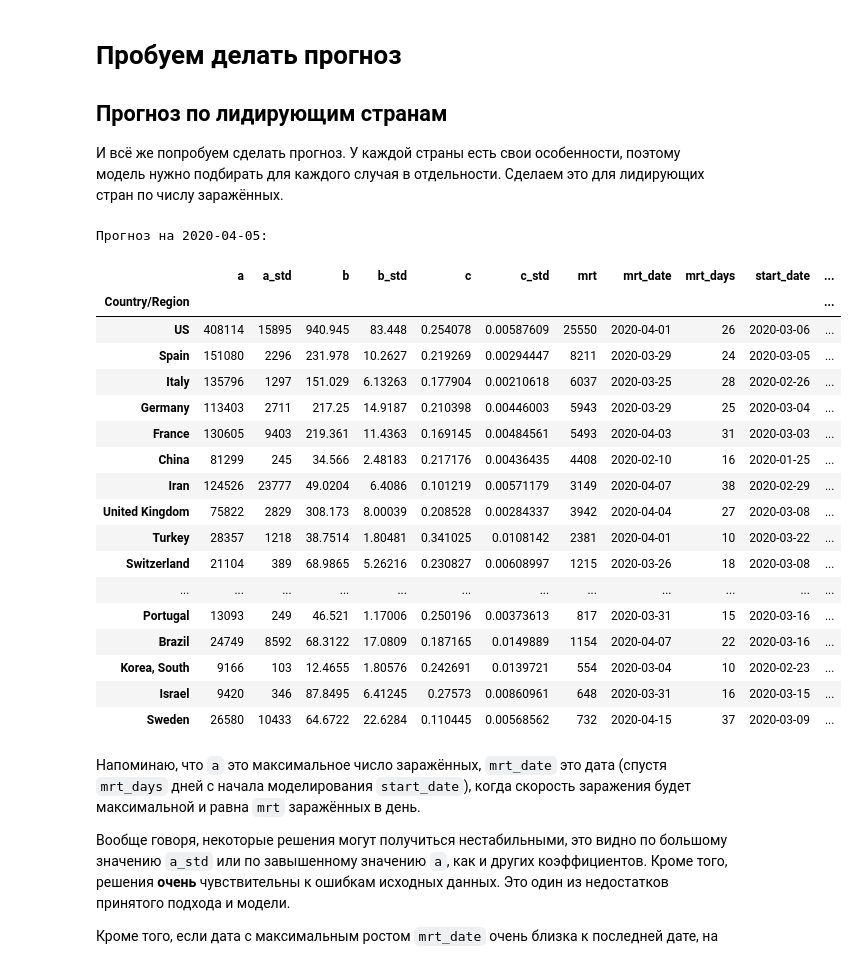
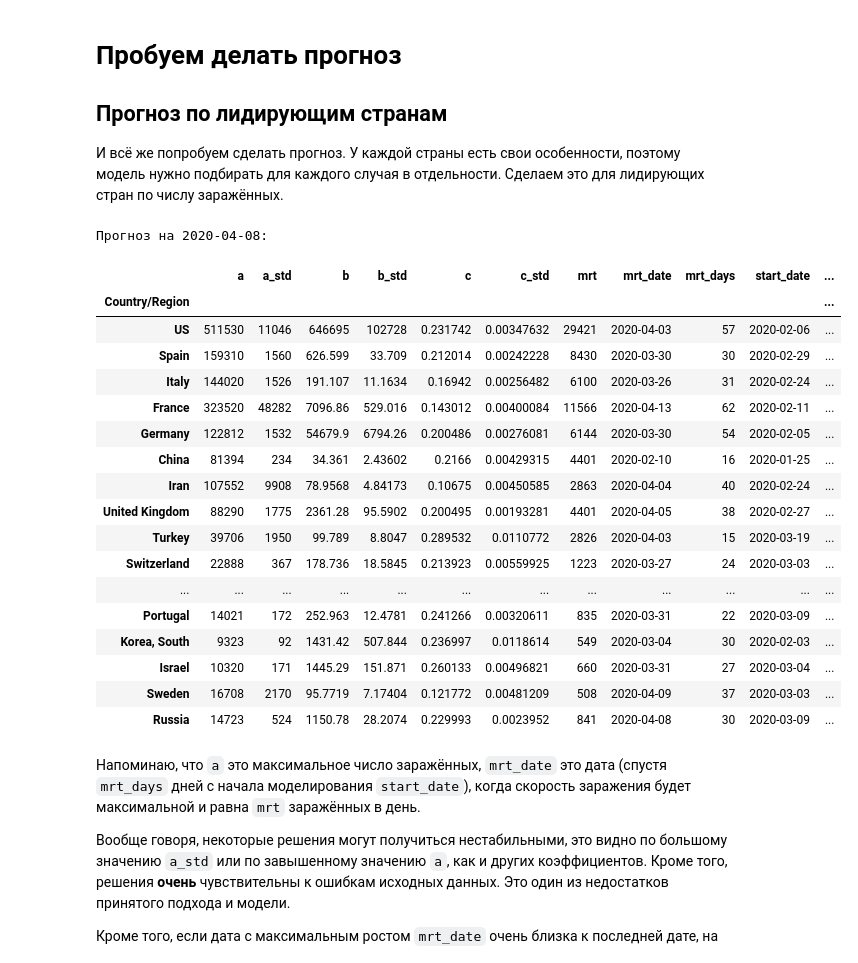
Before and after one commit to ioshchepkov/thegeodesy, a Jupyter notebook: covid19/COVID-19.ipynb, the cells around one changed output. Cells and saved outputs as stored; diff of their text form; code cells hidden in the pictures.

```diff
--- a/covid19/COVID-19.ipynb
+++ b/covid19/COVID-19.ipynb
@@ -443,36 +443,36 @@ plot_convergence(data_model)
 # %%
 top = 20
 top_countries_predict = confirmed[get_top_countries_names(top)].copy()
-top_countries_predict[top_countries_predict < 100] = np.nan
+top_countries_predict[top_countries_predict < 10] = np.nan
 top_countries_predict = top_countries_predict.rolling(4).mean()
 
 top_countries_predict = top_countries_predict.apply(
     lambda x: fit_model(x)).transpose()
 top_countries_predict['mrt_date'] = (top_countries_predict['mrt_date']
                                      .dt.strftime('%Y-%m-%d'))
 
 print('Прогноз на {:%Y-%m-%d}:'.format(today))
 top_countries_predict
 # %% [output]
-Прогноз на 2020-04-05:
+Прогноз на 2020-04-08:
 |  | a | a_std | b | b_std | c | c_std | mrt | mrt_date | mrt_days | start_date | ... |
 | Country/Region |  |  |  |  |  |  |  |  |  |  | ... |
-| US | 408114 | 15895 | 940.945 | 83.448 | 0.254078 | 0.00587609 | 25550 | 2020-04-01 | 26 | 2020-03-06 | ... |
-| Spain | 151080 | 2296 | 231.978 | 10.2627 | 0.219269 | 0.00294447 | 8211 | 2020-03-29 | 24 | 2020-03-05 | ... |
-| Italy | 135796 | 1297 | 151.029 | 6.13263 | 0.177904 | 0.00210618 | 6037 | 2020-03-25 | 28 | 2020-02-26 | ... |
-| Germany | 113403 | 2711 | 217.25 | 14.9187 | 0.210398 | 0.00446003 | 5943 | 2020-03-29 | 25 | 2020-03-04 | ... |
-| France | 130605 | 9403 | 219.361 | 11.4363 | 0.169145 | 0.00484561 | 5493 | 2020-04-03 | 31 | 2020-03-03 | ... |
-| China | 81299 | 245 | 34.566 | 2.48183 | 0.217176 | 0.00436435 | 4408 | 2020-02-10 | 16 | 2020-01-25 | ... |
-| Iran | 124526 | 23777 | 49.0204 | 6.4086 | 0.101219 | 0.00571179 | 3149 | 2020-04-07 | 38 | 2020-02-29 | ... |
-| United Kingdom | 75822 | 2829 | 308.173 | 8.00039 | 0.208528 | 0.00284337 | 3942 | 2020-04-04 | 27 | 2020-03-08 | ... |
-| Turkey | 28357 | 1218 | 38.7514 | 1.80481 | 0.341025 | 0.0108142 | 2381 | 2020-04-01 | 10 | 2020-03-22 | ... |
-| Switzerland | 21104 | 389 | 68.9865 | 5.26216 | 0.230827 | 0.00608997 | 1215 | 2020-03-26 | 18 | 2020-03-08 | ... |
+| US | 511530 | 11046 | 646695 | 102728 | 0.231742 | 0.00347632 | 29421 | 2020-04-03 | 57 | 2020-02-06 | ... |
+| Spain | 159310 | 1560 | 626.599 | 33.709 | 0.212014 | 0.00242228 | 8430 | 2020-03-30 | 30 | 2020-02-29 | ... |
+| Italy | 144020 | 1526 | 191.107 | 11.1634 | 0.16942 | 0.00256482 | 6100 | 2020-03-26 | 31 | 2020-02-24 | ... |
+| France | 323520 | 48282 | 7096.86 | 529.016 | 0.143012 | 0.00400084 | 11566 | 2020-04-13 | 62 | 2020-02-11 | ... |
+| Germany | 122812 | 1532 | 54679.9 | 6794.26 | 0.200486 | 0.00276081 | 6144 | 2020-03-30 | 54 | 2020-02-05 | ... |
+| China | 81394 | 234 | 34.361 | 2.43602 | 0.2166 | 0.00429315 | 4401 | 2020-02-10 | 16 | 2020-01-25 | ... |
+| Iran | 107552 | 9908 | 78.9568 | 4.84173 | 0.10675 | 0.00450585 | 2863 | 2020-04-04 | 40 | 2020-02-24 | ... |
+| United Kingdom | 88290 | 1775 | 2361.28 | 95.5902 | 0.200495 | 0.00193281 | 4401 | 2020-04-05 | 38 | 2020-02-27 | ... |
+| Turkey | 39706 | 1950 | 99.789 | 8.8047 | 0.289532 | 0.0110772 | 2826 | 2020-04-03 | 15 | 2020-03-19 | ... |
+| Switzerland | 22888 | 367 | 178.736 | 18.5845 | 0.213923 | 0.00559925 | 1223 | 2020-03-27 | 24 | 2020-03-03 | ... |
 | ... | ... | ... | ... | ... | ... | ... | ... | ... | ... | ... | ... |
-| Portugal | 13093 | 249 | 46.521 | 1.17006 | 0.250196 | 0.00373613 | 817 | 2020-03-31 | 15 | 2020-03-16 | ... |
-| Brazil | 24749 | 8592 | 68.3122 | 17.0809 | 0.187165 | 0.0149889 | 1154 | 2020-04-07 | 22 | 2020-03-16 | ... |
-| Korea, South | 9166 | 103 | 12.4655 | 1.80576 | 0.242691 | 0.0139721 | 554 | 2020-03-04 | 10 | 2020-02-23 | ... |
-| Israel | 9420 | 346 | 87.8495 | 6.41245 | 0.27573 | 0.00860961 | 648 | 2020-03-31 | 16 | 2020-03-15 | ... |
-| Sweden | 26580 | 10433 | 64.6722 | 22.6284 | 0.110445 | 0.00568562 | 732 | 2020-04-15 | 37 | 2020-03-09 | ... |
+| Portugal | 14021 | 172 | 252.963 | 12.4781 | 0.241266 | 0.00320611 | 835 | 2020-03-31 | 22 | 2020-03-09 | ... |
+| Korea, South | 9323 | 92 | 1431.42 | 507.844 | 0.236997 | 0.0118614 | 549 | 2020-03-04 | 30 | 2020-02-03 | ... |
+| Israel | 10320 | 171 | 1445.29 | 151.871 | 0.260133 | 0.00496821 | 660 | 2020-03-31 | 27 | 2020-03-04 | ... |
+| Sweden | 16708 | 2170 | 95.7719 | 7.17404 | 0.121772 | 0.00481209 | 508 | 2020-04-09 | 37 | 2020-03-03 | ... |
+| Russia | 14723 | 524 | 1150.78 | 28.2074 | 0.229993 | 0.0023952 | 841 | 2020-04-08 | 30 | 2020-03-09 | ... |
 # %% [markdown]
 Напоминаю, что `a` это максимальное число заражённых, `mrt_date` это дата (спустя `mrt_days` дней с начала моделирования `start_date`), когда скорость заражения будет максимальной и равна `mrt` заражённых в день.
 
```
Also changed, not shown: parts of 22 cells of this notebook.
